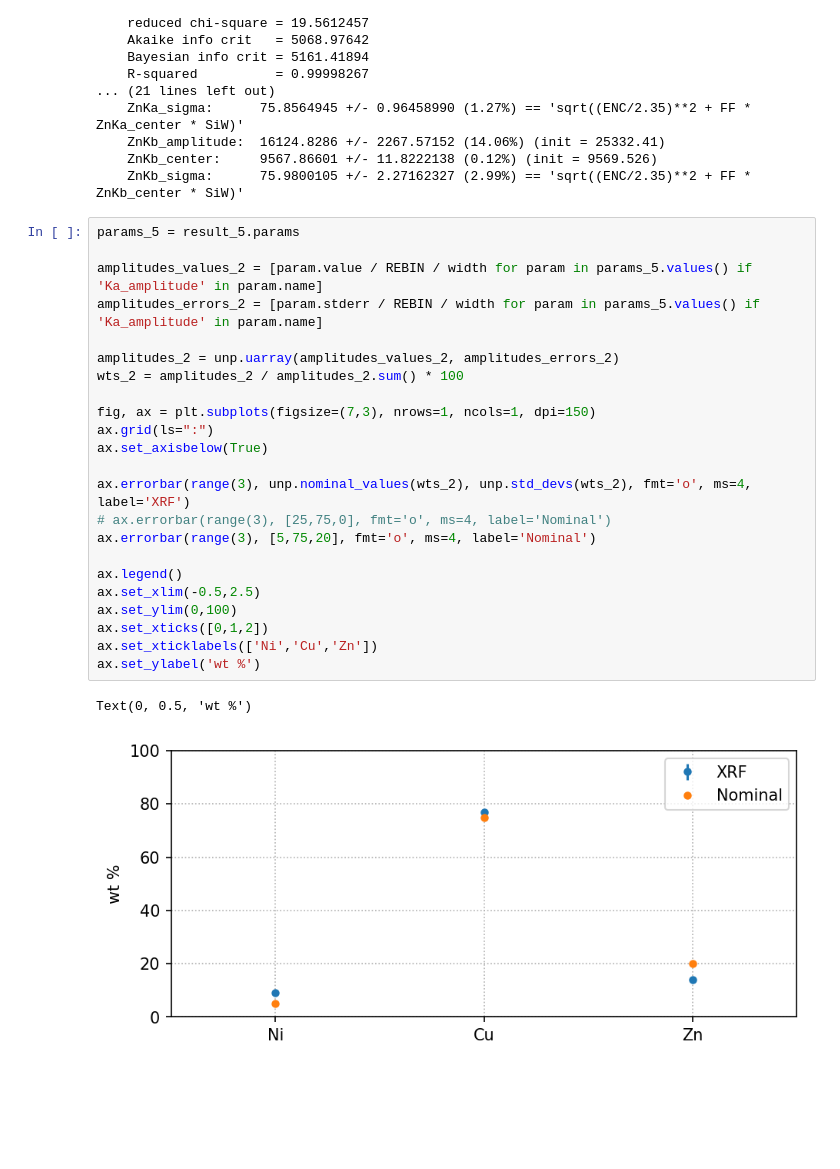
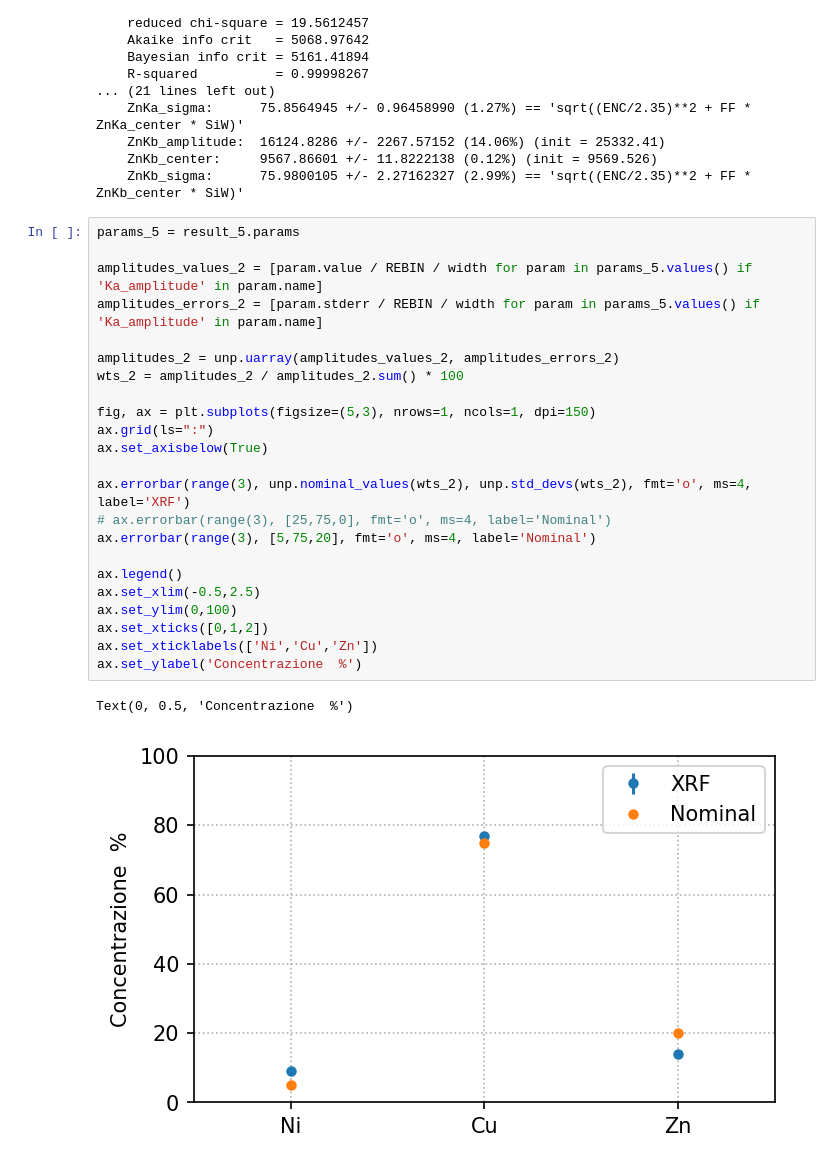
Before and after one commit to simonemanti/incontri-fisica-2024, a Jupyter notebook: Soluzioni_CalibrazioneCuNiZn_Monete.ipynb, the cells around one changed output. Drawn from its saved outputs; the diff is of its cells as text; blank space fills up the shorter version.

```diff
--- a/Soluzioni_CalibrazioneCuNiZn_Monete.ipynb
+++ b/Soluzioni_CalibrazioneCuNiZn_Monete.ipynb
@@ -610,26 +610,26 @@ print(result_5.fit_report(show_correl=False))
 # %%
 params_5 = result_5.params
 
 amplitudes_values_2 = [param.value / REBIN / width for param in params_5.values() if 'Ka_amplitude' in param.name]
 amplitudes_errors_2 = [param.stderr / REBIN / width for param in params_5.values() if 'Ka_amplitude' in param.name]
 
 amplitudes_2 = unp.uarray(amplitudes_values_2, amplitudes_errors_2)
 wts_2 = amplitudes_2 / amplitudes_2.sum() * 100
 
-fig, ax = plt.subplots(figsize=(7,3), nrows=1, ncols=1, dpi=150)
+fig, ax = plt.subplots(figsize=(5,3), nrows=1, ncols=1, dpi=150)
 ax.grid(ls=":")
 ax.set_axisbelow(True)
 
 ax.errorbar(range(3), unp.nominal_values(wts_2), unp.std_devs(wts_2), fmt='o', ms=4, label='XRF')
 # ax.errorbar(range(3), [25,75,0], fmt='o', ms=4, label='Nominal')
 ax.errorbar(range(3), [5,75,20], fmt='o', ms=4, label='Nominal')
 
 ax.legend()
 ax.set_xlim(-0.5,2.5)
 ax.set_ylim(0,100)
 ax.set_xticks([0,1,2])
 ax.set_xticklabels(['Ni','Cu','Zn'])
-ax.set_ylabel('wt %')
+ax.set_ylabel('Concentrazione  %')
 # %% [output]
-Text(0, 0.5, 'wt %')
+Text(0, 0.5, 'Concentrazione  %')
-[figure, old version]
+[figure, new version]
```
Also changed, not shown: parts of 4 cells of this notebook, 1 other file.
